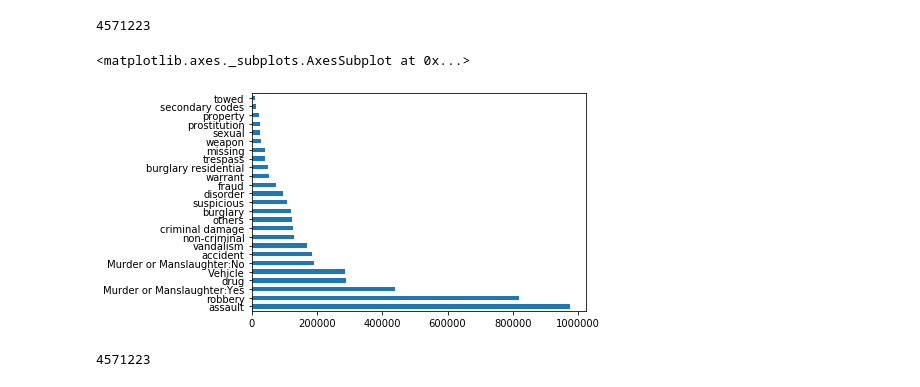
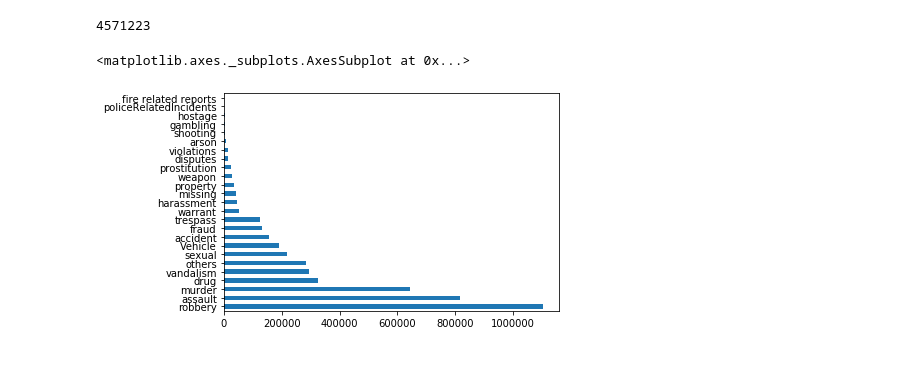
Before and after one commit to marija-stanojevic/Research2020, a Jupyter notebook: CombinedData/MapString.ipynb, the cells around one changed output. Saved outputs shown, nothing was run; the diff lists cells and outputs as text; code cells hidden in the pictures.

Commit message:
changing CrimeMap

```diff
--- a/CombinedData/MapString.ipynb
+++ b/CombinedData/MapString.ipynb
@@ -285,0 +460,10 @@ for i in CrimeType:
+# %%
+violations=[] #remove
+for i in uniqueTypes:
+    if ('violation' in i or 'harbor' in i or 'firearm discovery' in i or 'service' == i or 'obscene mat' in i) :
+        if i not in violations:
+            violations.append(i)
+for i in violations:
+    uniqueTypes.remove(i)
+print(len(uniqueTypes))
+violations
@@ -285,0 +482,3 @@ for i in CrimeType:
+# %%
+others=uniqueTypes #other, non-significant crimes or mixed categories which aren't interesting to us #remove
+others
@@ -285,0 +500,2 @@ for i in CrimeType:
+# %%
+typelist={"Vehicle":VehicleTheft,"robbery":robbery,"assault":assault,"drug":drug,"others":others,"fraud":fraud,"vandalism":vandalism,"sexual":sexual,"warrant":warrant,"missing":missing,"trespass":trespass,"accident":accident,"prostitution":prostitution,"weapon":weapon,"property":propertyl,"murder":murder,"hostage":hostage,"assault":assault,"gambling":gambling,"disputes":disputes,"policeRelatedIncidents":policeRelatedIncidents,"explosives":explosives,"harassment":harassment,"bribery":bribery,"shooting":shooting,"violations":violations}
@@ -286,3 +509,14 @@ for i in CrimeType:
+# %%
+CrimeMap=[]
+for i in CrimeType:
+    k=0
+    for j in keys:
+        if i.lower() in typelist[j]:
+            CrimeMap.append(str(j))
+            k=1
+            break
+    if k==0:
+        CrimeMap.append(i)
 # %%
 len(CrimeMap)
 # %% [output]
@@ -296,7 +530,7 @@ df['CrimeMap']=CrimeMap
 # %%
 df.to_csv("CrimeConnected.csv")
 # %%
-df['CrimeMap'].value_counts()[:25].plot(kind='barh')
+df['CrimeMap'].value_counts().plot(kind='barh')
 # %% [output]
 <matplotlib.axes._subplots.AxesSubplot at 0x...>
-[figure, old version]
+[figure, new version]
@@ -322,4 +536,0 @@ for i in range(len(df)-len(dborigin)):
-# %%
-len(dborigin)
-# %% [output]
-4571223
```
Also changed, not shown: parts of 55 cells of this notebook.
